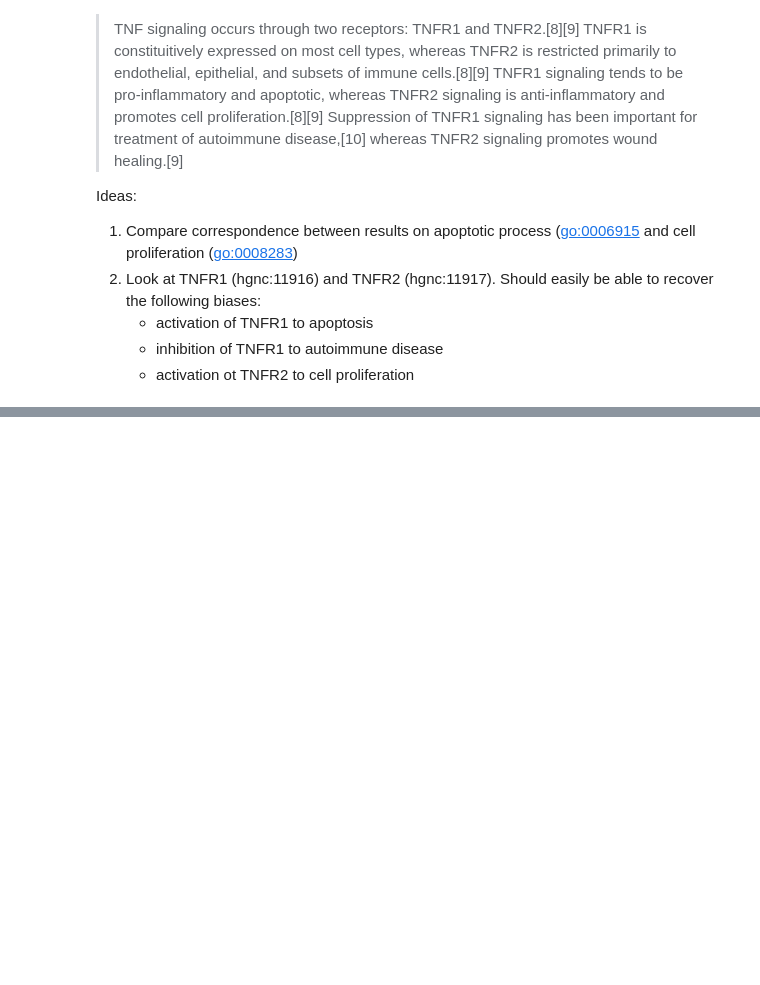
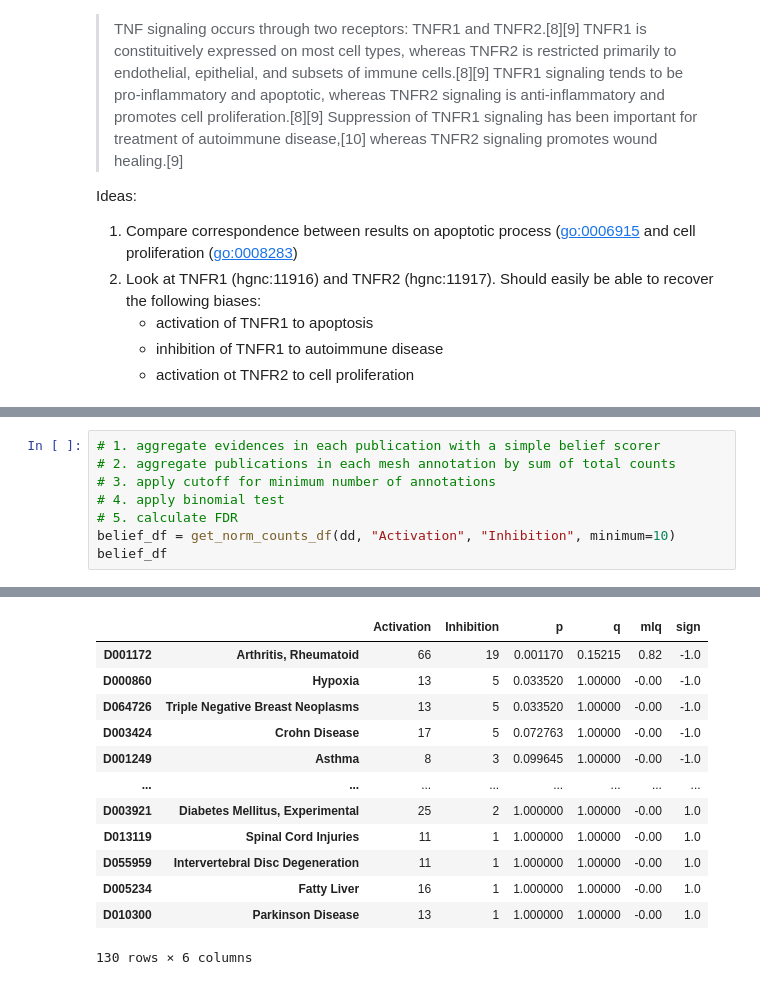
Before and after one commit to gyorilab/indra_cogex, a Jupyter notebook: notebooks/TNF Context Analysis.ipynb, the cells around one changed output, grey strips where cells are left out. Saved outputs shown, nothing was run; the diff lists cells and outputs as text; blank space fills up the shorter version.

```diff
--- a/notebooks/TNF Context Analysis.ipynb
+++ b/notebooks/TNF Context Analysis.ipynb
@@ -281,0 +166,9 @@ Expected ratio between activation:inhibition: 0.86
+# %%
+# 1. aggregate evidences in each publication with a simple belief scorer
+# 2. aggregate publications in each mesh annotation by sum of total counts
+# 3. apply cutoff for minimum number of annotations
+# 4. apply binomial test
+# 5. calculate FDR
+belief_df = get_norm_counts_df(dd, "Activation", "Inhibition", minimum=10)
+belief_df
+# %% [output]
@@ -281,0 +176,13 @@ Expected ratio between activation:inhibition: 0.86
+|  |  | Activation | Inhibition | p | q | mlq | sign |
+| D001172 | Arthritis, Rheumatoid | 66 | 19 | 0.001170 | 0.15215 | 0.82 | -1.0 |
+| D000860 | Hypoxia | 13 | 5 | 0.033520 | 1.00000 | -0.00 | -1.0 |
+| D064726 | Triple Negative Breast Neoplasms | 13 | 5 | 0.033520 | 1.00000 | -0.00 | -1.0 |
+| D003424 | Crohn Disease | 17 | 5 | 0.072763 | 1.00000 | -0.00 | -1.0 |
+| D001249 | Asthma | 8 | 3 | 0.099645 | 1.00000 | -0.00 | -1.0 |
+| ... | ... | ... | ... | ... | ... | ... | ... |
+| D003921 | Diabetes Mellitus, Experimental | 25 | 2 | 1.000000 | 1.00000 | -0.00 | 1.0 |
+| D013119 | Spinal Cord Injuries | 11 | 1 | 1.000000 | 1.00000 | -0.00 | 1.0 |
+| D055959 | Intervertebral Disc Degeneration | 11 | 1 | 1.000000 | 1.00000 | -0.00 | 1.0 |
+| D005234 | Fatty Liver | 16 | 1 | 1.000000 | 1.00000 | -0.00 | 1.0 |
+| D010300 | Parkinson Disease | 13 | 1 | 1.000000 | 1.00000 | -0.00 | 1.0 |
+130 rows × 6 columns
```
Also changed, not shown: parts of 32 cells of this notebook, 1 other file.
